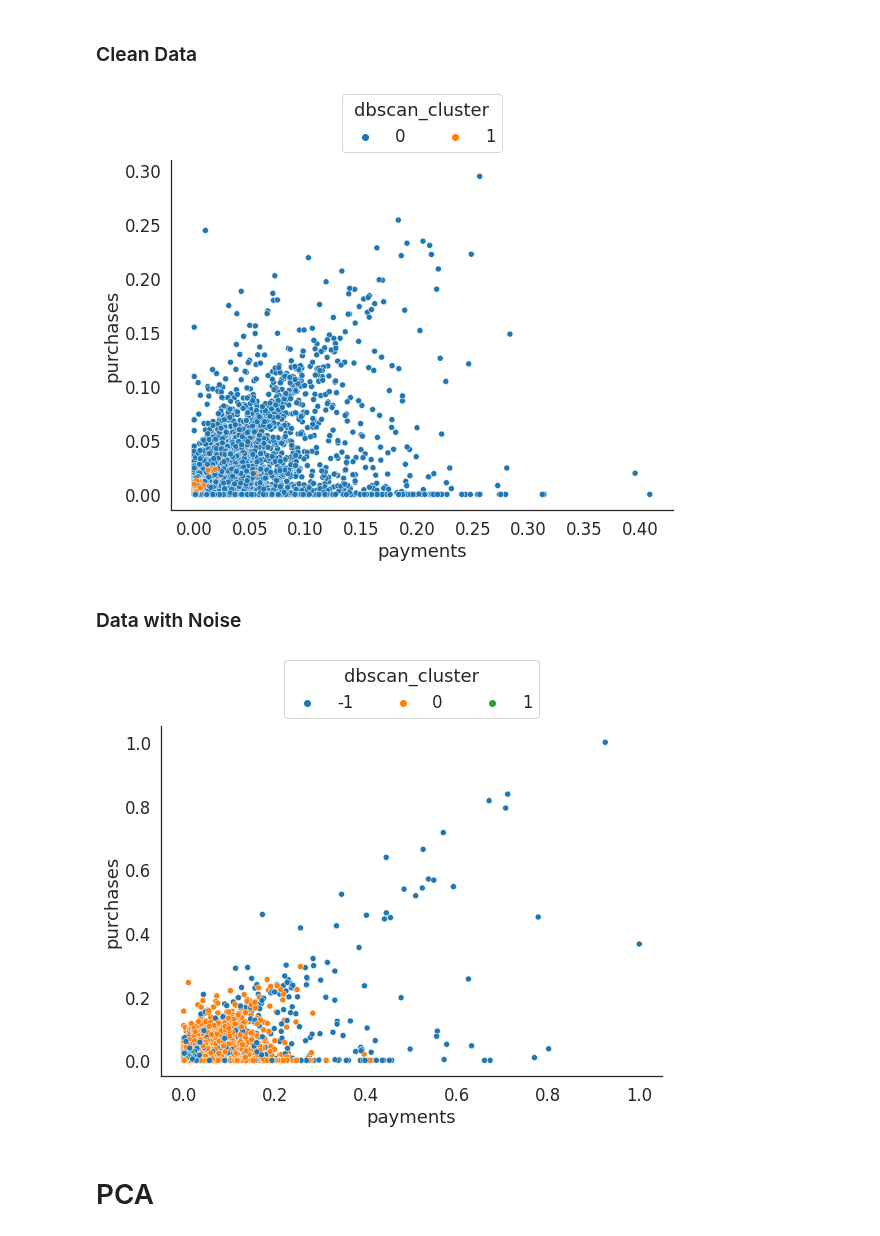
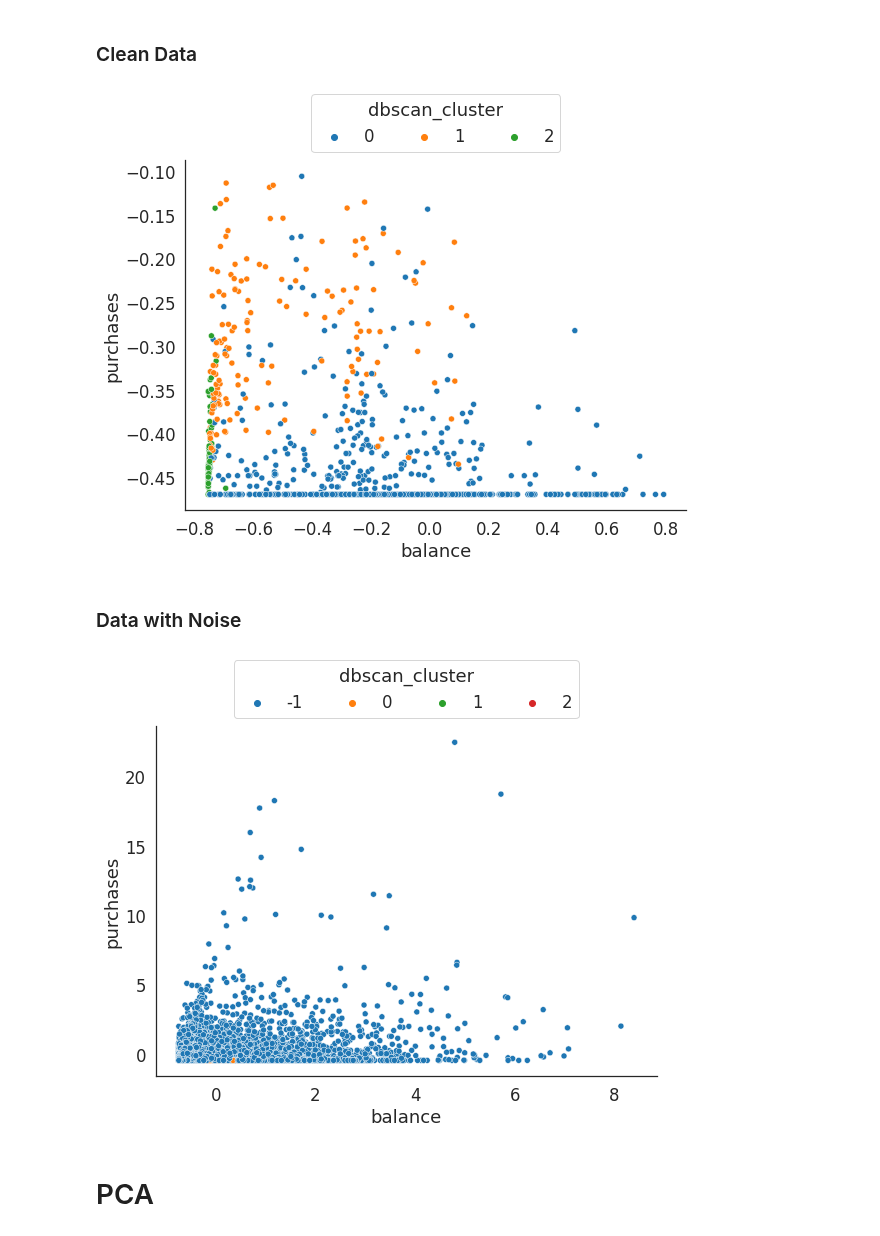
Before and after one commit to adhang/data-science-digital-skola, a Jupyter notebook: 19. Machine Learning/Learn - Clustering.ipynb, the cells around one changed output. Cells and saved outputs as stored; diff of their text form; code cells hidden in the pictures.

```diff
--- a/19. Machine Learning/Learn - Clustering.ipynb
+++ b/19. Machine Learning/Learn - Clustering.ipynb
@@ -503,7 +559,7 @@ k_range = np.arange(1,11)
 
 for num_clusters in k_range:
     model = KMedoids(n_clusters=num_clusters)
-    model.fit(X_norm)
+    model.fit(X_std)
     inertia_list.append(model.inertia_)
     print(f'For n_clusters = {num_clusters}, inertia value is {round(model.inertia_,3)}')
 # %% [output]
@@ -582,7 +628,7 @@ Using the number of clusters from the elbow method.
 # %%
 model = KMedoids(n_clusters=2, random_state=1)
 
-model.fit(X_norm)
+model.fit(X_std)
 # %% [output]
 KMedoids(n_clusters=2, random_state=1)
 # %% [markdown]
@@ -709,7 +775,7 @@ plt.show()
 # %% [markdown]
 ## Build Model
 # %%
-model = DBSCAN(eps=0.3, min_samples=34)
+model = DBSCAN(eps=0.5, min_samples=34)
 
-model.fit(X_norm)
+model.fit(X_std)
 # %% [output]
@@ -754,6 +824,6 @@ Estimated no. of noise points: 864
 ## Removing Outliers
 DBSCAN can be used as an outliers detection
 # %%
-data_clean = data_norm[data_norm['dbscan_cluster'] != -1]
+data_clean = data_std[data_std['dbscan_cluster'] != -1]
 data_clean.shape
 # %% [output]
@@ -763,33 +833,33 @@ data_clean.shape
 # %% [markdown]
 ### Clean Data
 # %%
-palette = ['#008FD5', '#FC4F30', '#E5AE38', 'silver'] # blue, red, yellow
+palette = ['#008FD5', '#FC4F30', '#E5AE38'] # 'silver'] # blue, red, yellow
 
 fig, ax = plt.subplots(figsize=(8,6))
 
-sns.scatterplot(data=data_clean, x='payments', y='purchases', hue='dbscan_cluster', palette='tab10', ax=ax)
+sns.scatterplot(data=data_clean, x='balance', y='purchases', hue='dbscan_cluster', palette='tab10', ax=ax)
 
 ax.legend(loc='lower center', bbox_to_anchor=(0.5, 1), ncol=4, title='dbscan_cluster')
 
 sns.despine()
 plt.show()
 # %% [output]
-[figure, old version]
+[figure, new version]
 # %% [markdown]
 ### Data with Noise
 # %%
-palette = ['#008FD5', '#FC4F30', '#E5AE38'] #, 'silver'] # blue, red, yellow
+palette = ['#008FD5', '#FC4F30', '#E5AE38', 'silver'] # blue, red, yellow
 
 fig, ax = plt.subplots(figsize=(8,6))
 
-sns.scatterplot(data=data_norm, x='payments', y='purchases', hue='dbscan_cluster', palette='tab10', ax=ax)
+sns.scatterplot(data=data_std, x='balance', y='purchases', hue='dbscan_cluster', palette='tab10', ax=ax)
 
 ax.legend(loc='lower center', bbox_to_anchor=(0.5, 1), ncol=4, title='dbscan_cluster')
 
 sns.despine()
 plt.show()
 # %% [output]
-[figure, old version]
+[figure, new version]
 # %% [markdown]
 # PCA
 # %%
```
Also changed, not shown: parts of 45 cells of this notebook.
